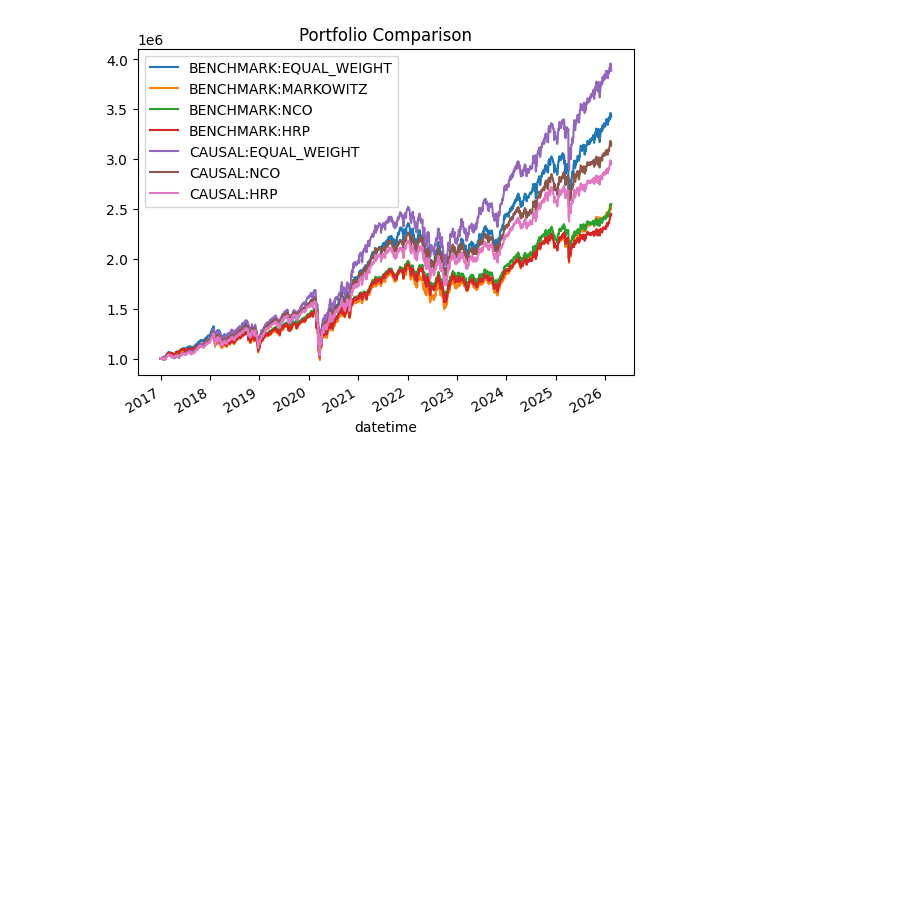
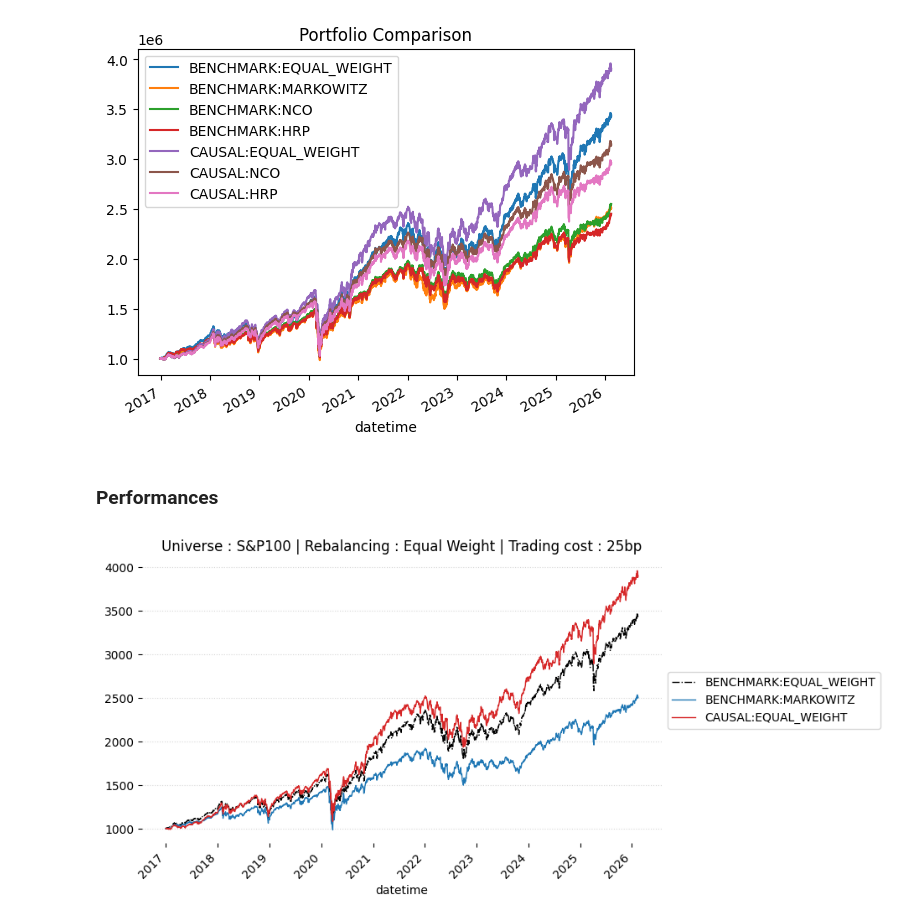
Before and after one commit to Tommylee1013/causal-allocation, a Jupyter notebook: Note/DYNOTEARS.ipynb, the cells around one changed output. Cells and saved outputs as stored; diff of their text form; code cells hidden in the pictures; blank space fills up the shorter version.

```diff
--- a/Note/DYNOTEARS.ipynb
+++ b/Note/DYNOTEARS.ipynb
@@ -2507,3 +2524,40 @@ plt.title("Portfolio Comparison")
 plt.show()
 # %% [output]
 [figure]
+# %% [markdown]
+### Performances
+# %%
+plt.style.use('default')
+fig, ax = plt.subplots(figsize = (8, 5))
+
+(pv_eq['total_value'] / 1000).plot(
+    ax = ax,
+    lw = 1,
+    label = "BENCHMARK:EQUAL_WEIGHT",
+    color = 'k',
+    ls = '-.'
+)
+(pv_mkw['total_value'] / 1000).plot(
+    ax = ax,
+    lw = 1,
+    label = "BENCHMARK:MARKOWITZ"
+)
+(pv_causal_eq['total_value'] / 1000).plot(
+    ax = ax,
+    lw = 1,
+    label = "CAUSAL:EQUAL_WEIGHT",
+    color = 'tab:red'
+)
+
+for spine in ax.spines.values():
+    spine.set_visible(False)
+ax.grid(False)
+ax.yaxis.grid(True, ls = ':', alpha = 0.5)
+
+plt.legend(loc="center left", bbox_to_anchor=(1, 0.5))
+
+plt.xticks(rotation = 45)
+plt.title('Universe : S&P100 | Rebalancing : Equal Weight | Trading cost : 25bp')
+plt.show()
+# %% [output]
+[figure, added]
```
Also changed, not shown: parts of 56 cells of this notebook, 2 other files.
